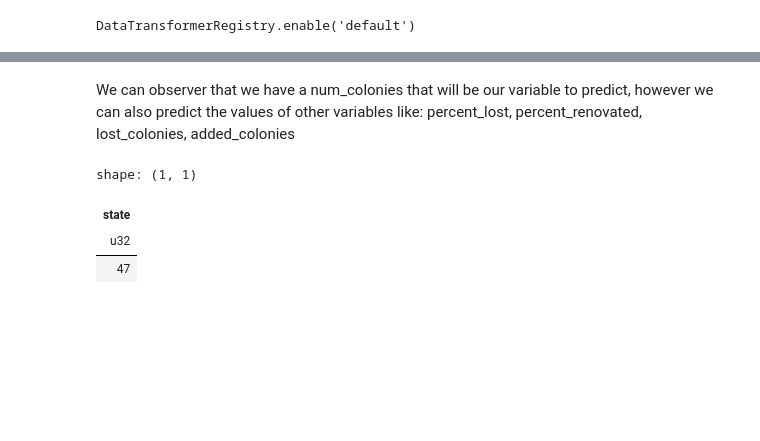
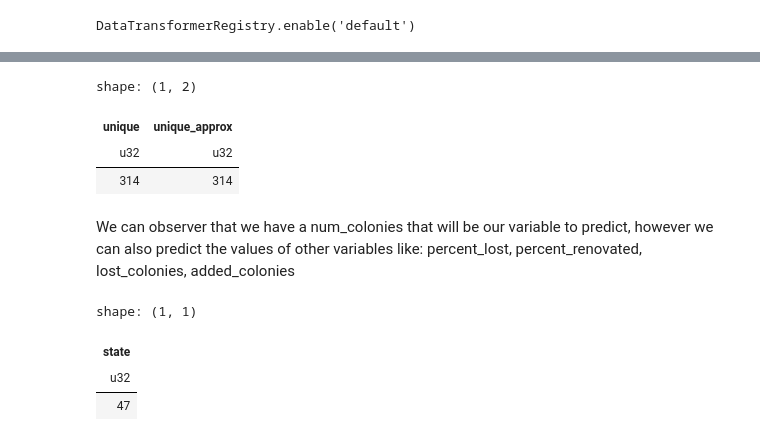
Before and after one commit to adra-dev/buzz_data, a Jupyter notebook: src/buzz_data.ipynb, the cells around one changed output, grey strips where cells are left out. Cells and saved outputs as stored; diff of their text form; code cells hidden in the pictures; blank space fills up the shorter version.

```diff
--- a/src/buzz_data.ipynb
+++ b/src/buzz_data.ipynb
@@ -120,3 +129,16 @@ shape: (9, 18)
+# %%
+#bd.select(pl.col("*").exclude("quarter","state_code", "unknown"))
+
+df_alias = bd.select(
+    pl.col("num_colonies").n_unique().alias("unique"),
+    pl.approx_n_unique("num_colonies").alias("unique_approx"),
+)
+df_alias
+# %% [output]
+shape: (1, 2)
+| unique | unique_approx |
+| u32 | u32 |
+| 314 | 314 |
 # %% [markdown]
 We can observer that we have a num_colonies that will be our variable to predict, however we can also predict the values of other variables like:
 percent_lost, percent_renovated, lost_colonies, added_colonies
```
Also changed, not shown: parts of 8 cells of this notebook.
